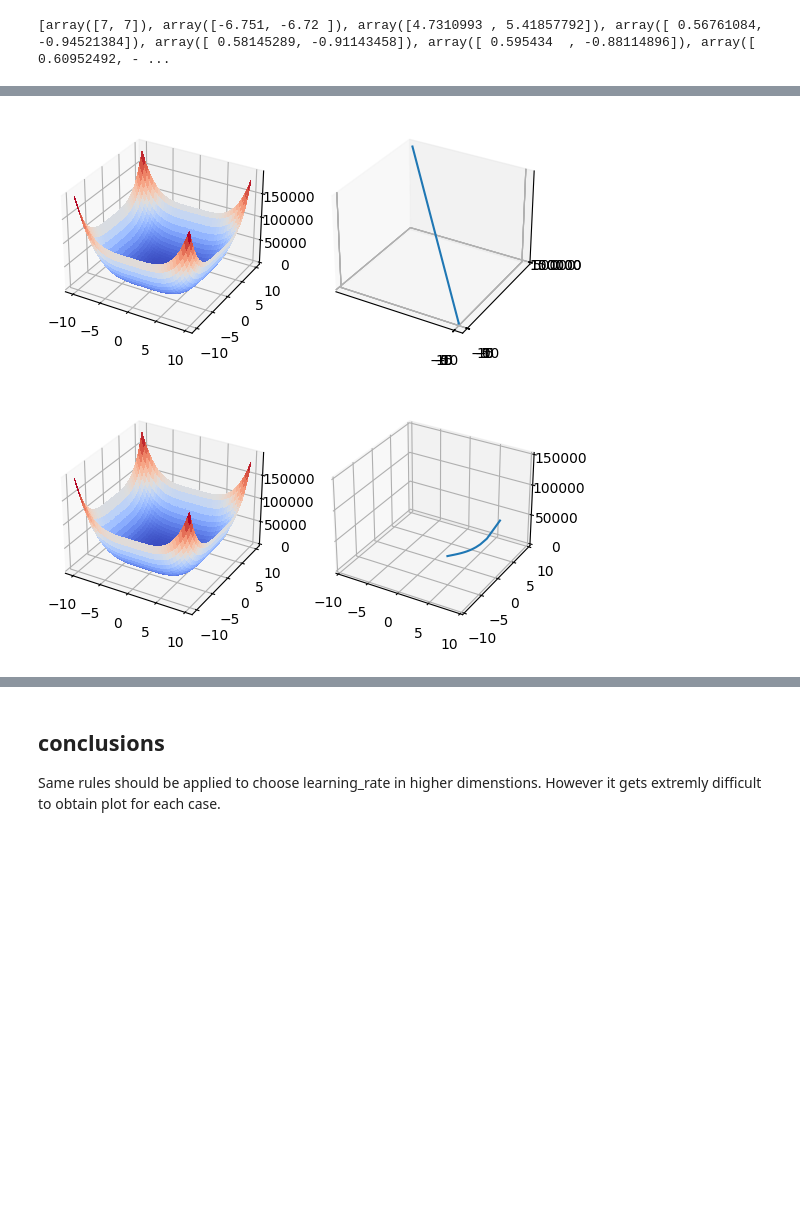
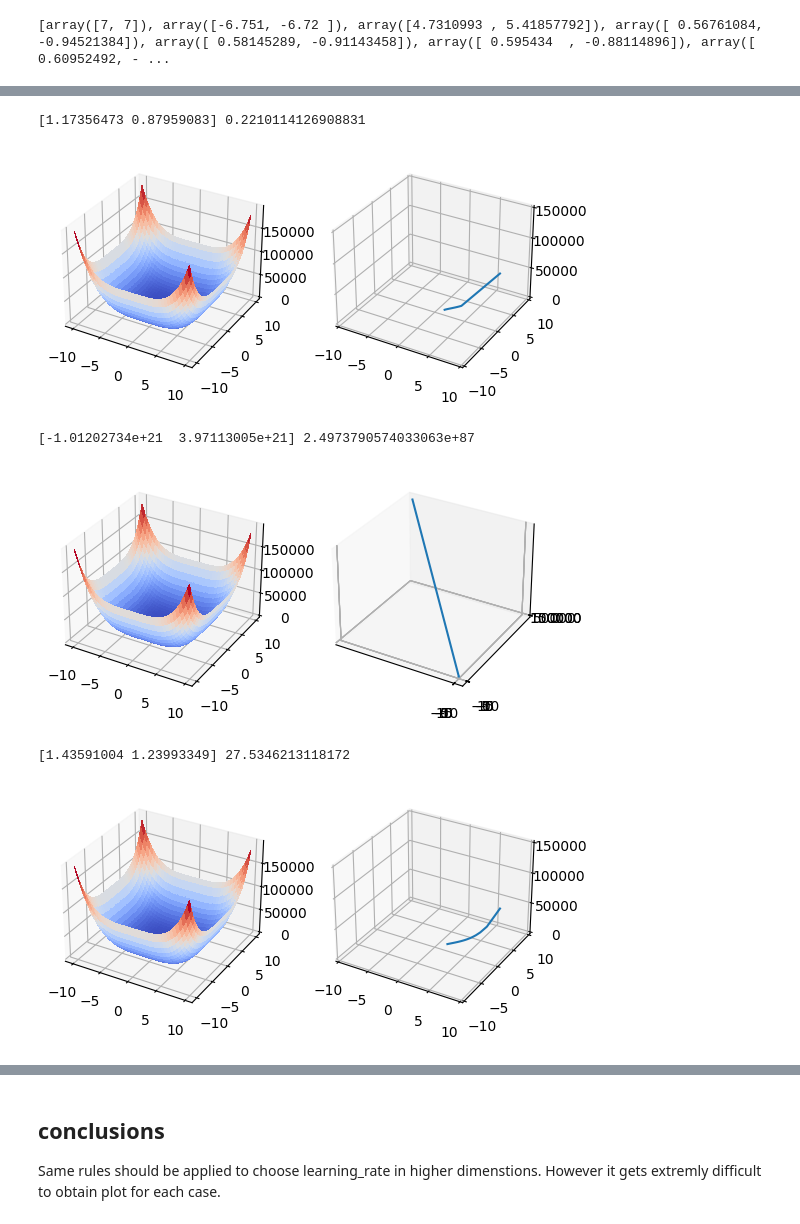
Before and after one commit to wz7475/gradient-descent, a Jupyter notebook: lab1.ipynb, the cells around one changed output, grey strips where cells are left out. Saved outputs shown, nothing was run; the diff lists cells and outputs as text; code cells hidden in the pictures; blank space fills up the shorter version.

```diff
--- a/lab1.ipynb
+++ b/lab1.ipynb
@@ -347,9 +358,16 @@ plot_function_3d_and_path(g, 0.001, np.array([7,7]), save=True)
+# %%
+plot_function_3d_and_path(g, 0.0003, np.array([7,7]))
+# %% [output]
+[1.17356473 0.87959083] 0.2210114126908831
+[figure, added]
 # %%
-plot_function_3d_and_path(g, 0.001, [-10, 10], save=True)
+plot_function_3d_and_path(g, 0.001, [-10, 10])
 # %% [output]
+[-1.01202734e+21  3.97113005e+21] 2.4973790574033063e+87
 [figure]
 # %%
-plot_function_3d_and_path(g, 0.0001, np.array([7,7]), save=True)
+plot_function_3d_and_path(g, 0.0001, np.array([7,7]))
 # %% [output]
+[1.43591004 1.23993349] 27.5346213118172
 [figure]
 # %%
```
Also changed, not shown: parts of 8 cells of this notebook, 1 other file.
